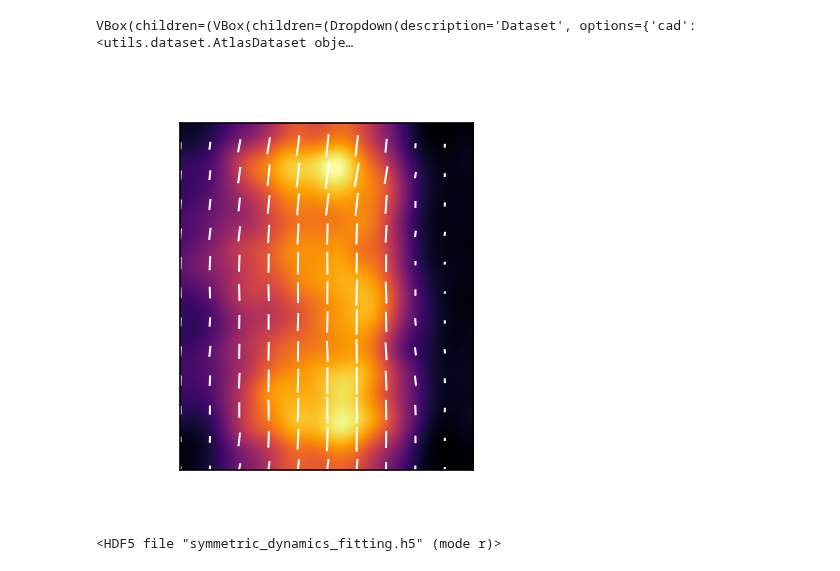
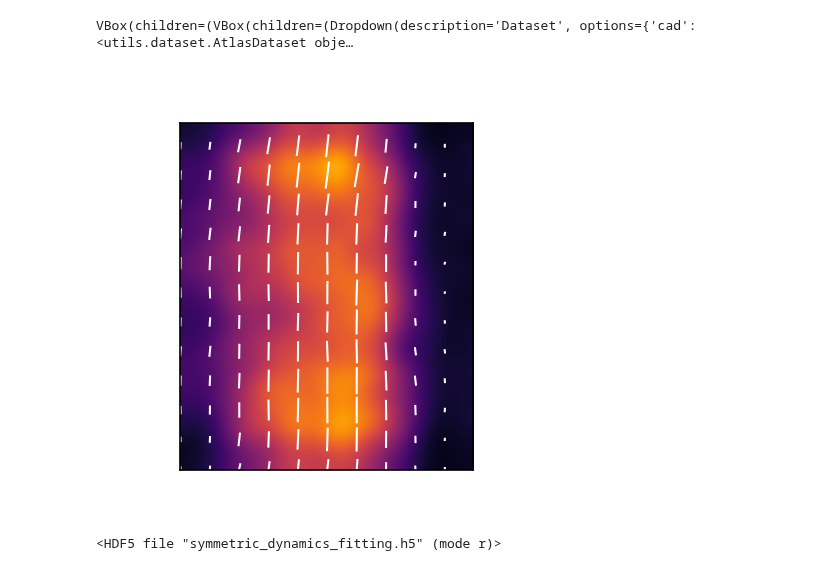
Before and after one commit to jcolen/drosophila_morphogenesis, a Jupyter notebook: VideoViewer.ipynb, the cells around one changed output. Saved outputs shown, nothing was run; the diff lists cells and outputs as text; code cells hidden in the pictures.

```diff
--- a/VideoViewer.ipynb
+++ b/VideoViewer.ipynb
@@ -85,35 +85,35 @@ def update_time(_):
 def update_plot(_):
     dataset = dataset_select.value
     ekey = embryo_select.value
     time = time_select.value
 
     df = dataset.df[dataset.df.embryoID == ekey]
     row = (df['time']-time).abs().argmin()
     idx = df.iloc[row].name
     data = dataset[idx]['value']
 
     ax.clear()
     if data.shape[0] == 1:
         color_2D(ax, data, vmin=vmin, vmax=vmax)
     elif data.shape[0] == 2:
         plot_vector2D(ax, data)#, vmin=vmin, vmax=vmax)
     elif data.shape[0] == 4:
-        plot_tensor2D(ax, data)
+        plot_tensor2D(ax, data, vmin=vmin, vmax=vmax)
 
 dataset_select.observe(update_embryo, names=['value'])
 embryo_select.observe(update_time, names=['value'])
 time_select.observe(update_plot, names=['value'])
 update_embryo(None)
 
 control = ipw.VBox([
     dataset_select,
     embryo_select,
     time_select
 ])
 display(ipw.VBox([control, output]))
 # %% [output]
 VBox(children=(VBox(children=(Dropdown(description='Dataset', options={'cad': <utils.dataset.AtlasDataset obje…
-[figure, old version]
+[figure, new version]
 # %%
 %matplotlib widget
 
```
Also changed, not shown: 5 other files.
